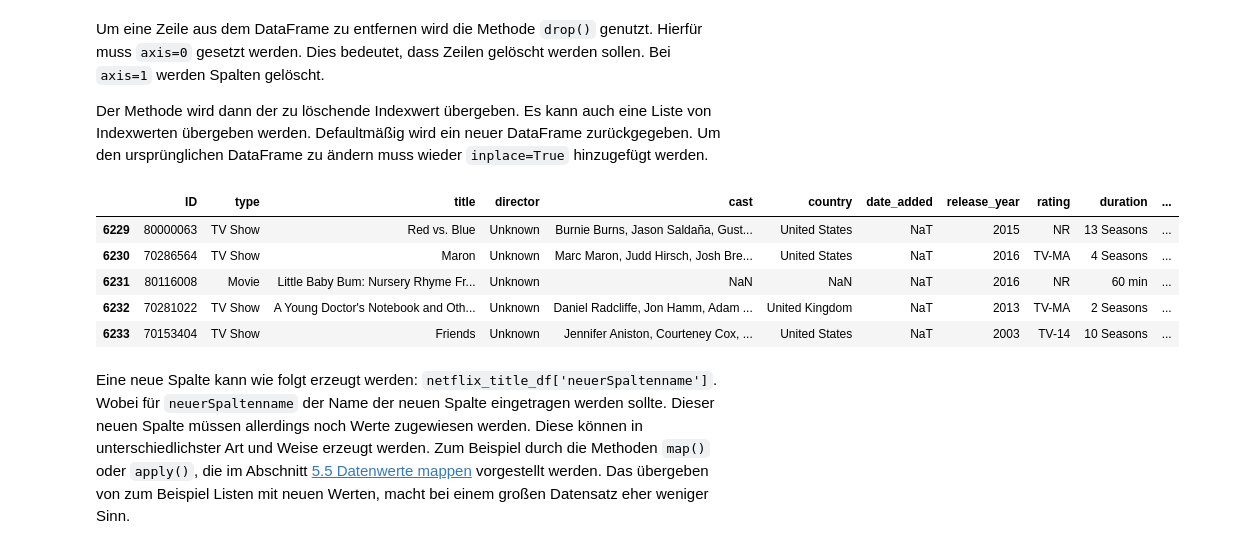
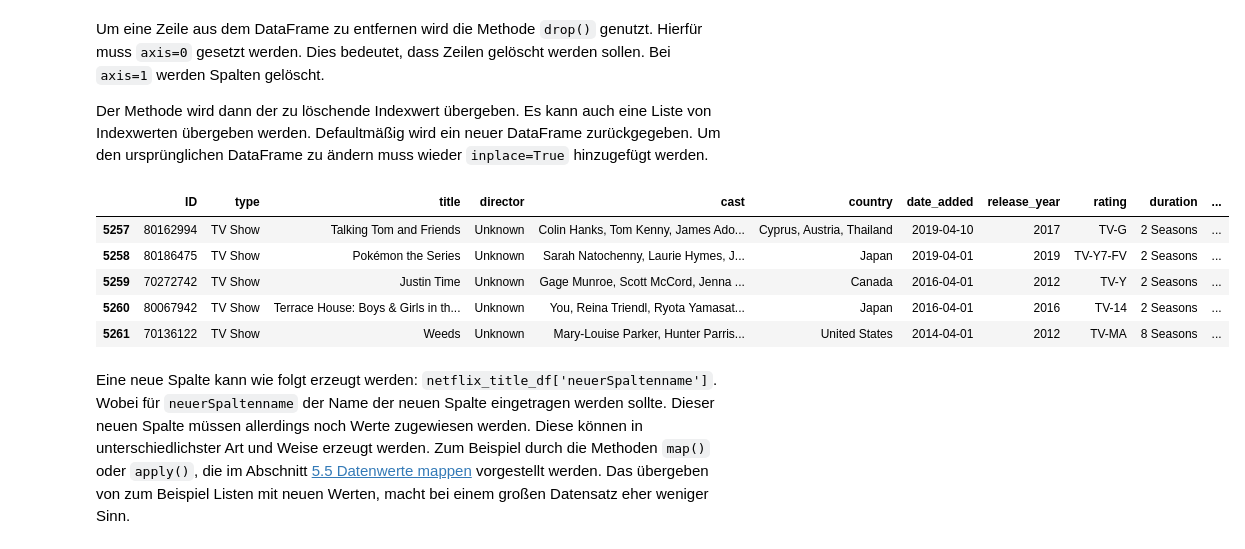
Before and after one commit to orca-nrw/lernmodul-pandas, a Jupyter notebook: index.ipynb, the cells around one changed output. Cells and saved outputs as stored; diff of their text form; code cells hidden in the pictures.

```diff
--- a/index.ipynb
+++ b/index.ipynb
@@ -887,0 +920,2 @@ Mithilfe von eigenen Funktionen können fehlende Werte auch durch spezifische We
+# %%
+netflix_titles_df = netflix_titles_df.dropna(subset=['date_added'])
@@ -955,3 +1015,5 @@ Das Ersetzen der Kategorie `UR` wird im Abschnitt [5.2 Manipulation von Daten](#
+# %%
+netflix_titles_df = netflix_titles_df.dropna()
 # %% [markdown]
 <div style="background-color: #150458 ; padding: 5px; "></div>
 
@@ -992,16 +1054,16 @@ Um eine Zeile aus dem DataFrame zu entfernen wird die Methode `drop()` genutzt.
 
 Der Methode wird dann der zu löschende Indexwert übergeben. Es kann auch eine Liste von Indexwerten übergeben werden. Defaultmäßig wird ein neuer DataFrame zurückgegeben. Um den ursprünglichen DataFrame zu ändern muss wieder `inplace=True` hinzugefügt werden.
 # %%
-netflix_titles_df.drop(6234, axis=0, inplace=True)
+netflix_titles_df.drop(5262, axis=0, inplace=True)
 
 netflix_titles_df.tail()
 # %% [output]
 |  | ID | type | title | director | cast | country | date_added | release_year | rating | duration | ... |
-| 6229 | 80000063 | TV Show | Red vs. Blue | Unknown | Burnie Burns, Jason Saldaña, Gust... | United States | NaT | 2015 | NR | 13 Seasons | ... |
-| 6230 | 70286564 | TV Show | Maron | Unknown | Marc Maron, Judd Hirsch, Josh Bre... | United States | NaT | 2016 | TV-MA | 4 Seasons | ... |
-| 6231 | 80116008 | Movie | Little Baby Bum: Nursery Rhyme Fr... | Unknown | NaN | NaN | NaT | 2016 | NR | 60 min | ... |
-| 6232 | 70281022 | TV Show | A Young Doctor's Notebook and Oth... | Unknown | Daniel Radcliffe, Jon Hamm, Adam ... | United Kingdom | NaT | 2013 | TV-MA | 2 Seasons | ... |
-| 6233 | 70153404 | TV Show | Friends | Unknown | Jennifer Aniston, Courteney Cox, ... | United States | NaT | 2003 | TV-14 | 10 Seasons | ... |
+| 5257 | 80162994 | TV Show | Talking Tom and Friends | Unknown | Colin Hanks, Tom Kenny, James Ado... | Cyprus, Austria, Thailand | 2019-04-10 | 2017 | TV-G | 2 Seasons | ... |
+| 5258 | 80186475 | TV Show | Pokémon the Series | Unknown | Sarah Natochenny, Laurie Hymes, J... | Japan | 2019-04-01 | 2019 | TV-Y7-FV | 2 Seasons | ... |
+| 5259 | 70272742 | TV Show | Justin Time | Unknown | Gage Munroe, Scott McCord, Jenna ... | Canada | 2016-04-01 | 2012 | TV-Y | 2 Seasons | ... |
+| 5260 | 80067942 | TV Show | Terrace House: Boys & Girls in th... | Unknown | You, Reina Triendl, Ryota Yamasat... | Japan | 2016-04-01 | 2016 | TV-14 | 2 Seasons | ... |
+| 5261 | 70136122 | TV Show | Weeds | Unknown | Mary-Louise Parker, Hunter Parris... | United States | 2014-04-01 | 2012 | TV-MA | 8 Seasons | ... |
 # %% [markdown]
 Eine neue Spalte kann wie folgt erzeugt werden: `netflix_title_df['neuerSpaltenname']`. Wobei für `neuerSpaltenname` der Name der neuen Spalte eingetragen werden sollte. Dieser neuen Spalte müssen allerdings noch Werte zugewiesen werden. Diese können in unterschiedlichster Art und Weise erzeugt werden. Zum Beispiel durch die Methoden `map()` oder `apply()`, die im Abschnitt [5.5 Datenwerte mappen](#mappen) vorgestellt werden. Das übergeben von zum Beispiel Listen mit neuen Werten, macht bei einem großen Datensatz eher weniger Sinn.
 # %%
```
Also changed, not shown: parts of 46 cells of this notebook, 2 other files.
